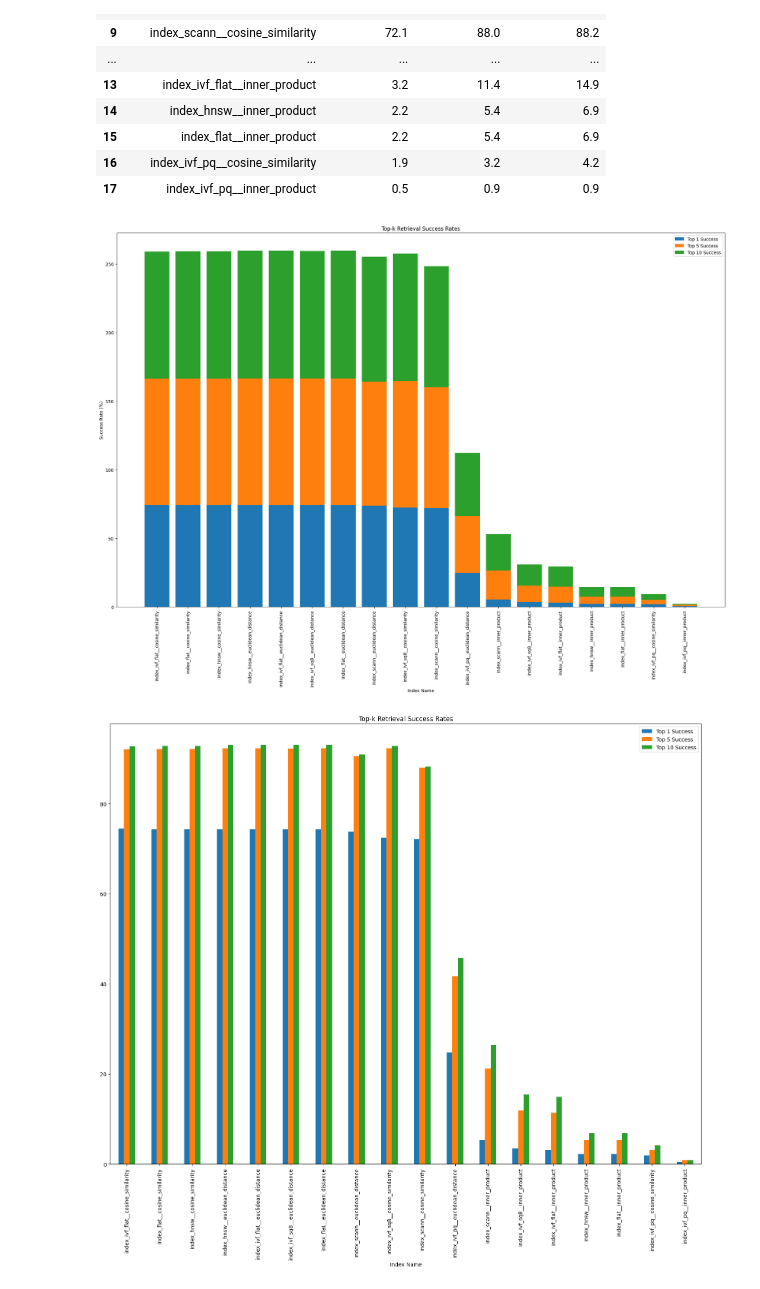
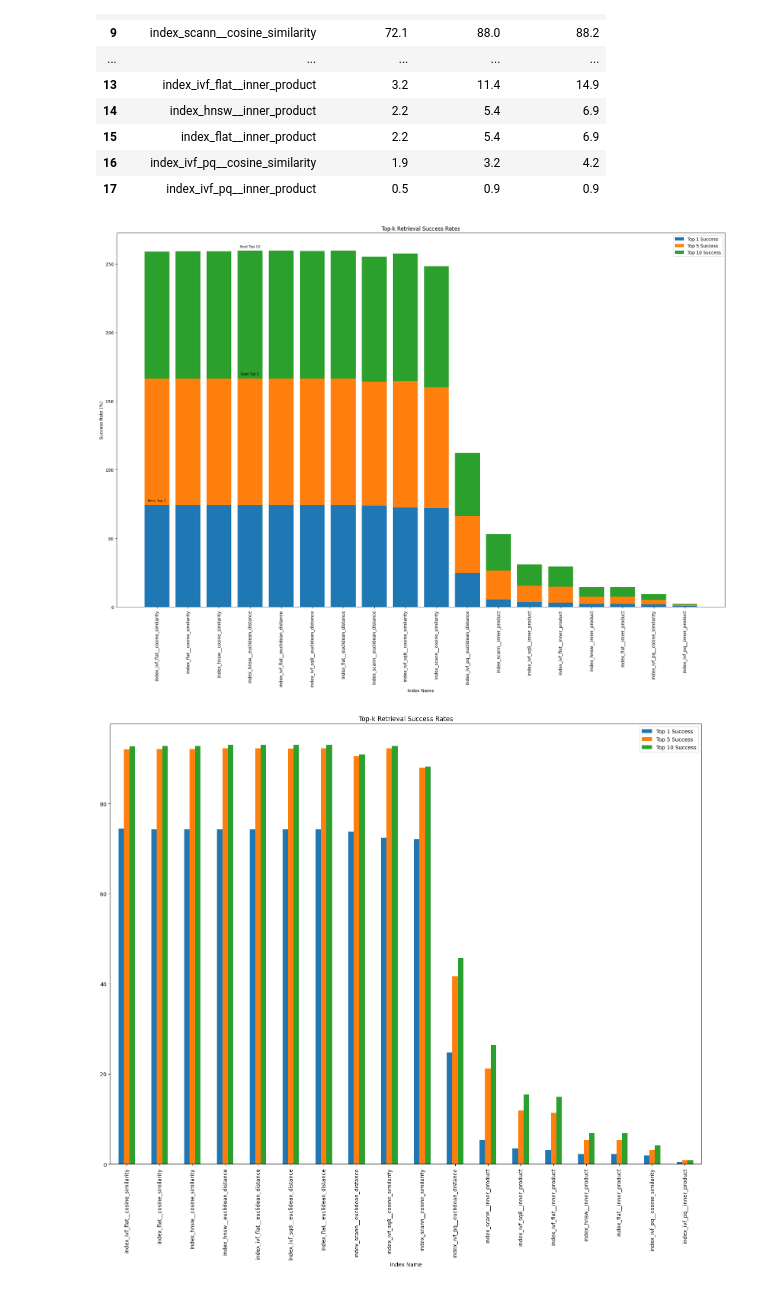
Before and after one commit to baptvit/banco-de-dados-massivos, a Jupyter notebook: milvus/milvus-python/milvus_python/evaluate/question_answering_analisys.ipynb, the cells around one changed output. Cells and saved outputs as stored; diff of their text form; code cells hidden in the pictures.

```diff
--- a/milvus/milvus-python/milvus_python/evaluate/question_answering_analisys.ipynb
+++ b/milvus/milvus-python/milvus_python/evaluate/question_answering_analisys.ipynb
@@ -350,35 +338,35 @@ y1 = acc_stats_df["Top 1 Success"]
 y2 = acc_stats_df["Top 5 Success"]
 y3 = acc_stats_df["Top 10 Success"]
 
 # Plot bars for each success rate metric
 ax.bar(x, y1, label='Top 1 Success')
 ax.bar(x, y2, label='Top 5 Success', bottom=y1)
 ax.bar(x, y3, label='Top 10 Success', bottom=[y1[i] + y2[i] for i in range(len(y1))])
 
 # Set labels and title
 ax.set_xlabel("Index Name")
 ax.set_ylabel("Success Rate (%)")
 ax.set_title("Top-k Retrieval Success Rates")
 
 # Add legend and rotate x-axis labels for better readability
 ax.legend()
 plt.xticks(rotation=90)
 plt.tight_layout()
 
 # Annotate the best performing indexes for Top 1, 5, and 10
-for i, row in stats_df.iterrows():
+for i, row in acc_stats_df.iterrows():
   index_name = row["Index Name"]
   if index_name == best_top1_index:
     plt.text(i, y1[i] + 2, "Best Top 1", ha='center', va='bottom', fontsize=8)
   if index_name == best_top5_index:
     plt.text(i, y1[i] + y2[i] + 2, "Best Top 5", ha='center', va='bottom', fontsize=8)
   if index_name == best_top10_index:
     plt.text(i, y1[i] + y2[i] + y3[i] + 2, "Best Top 10", ha='center', va='bottom', fontsize=8)
 
 # Show the plot
 plt.show()
 # %% [output]
-[figure, old version]
+[figure, new version]
 # %%
 ax = acc_stats_df.plot.bar(x="Index Name", rot=90, figsize=(20, 15), title="Top-k Retrieval Success Rates")
 # %% [output]
```
Also changed, not shown: parts of 10 cells of this notebook, 1 other file.
